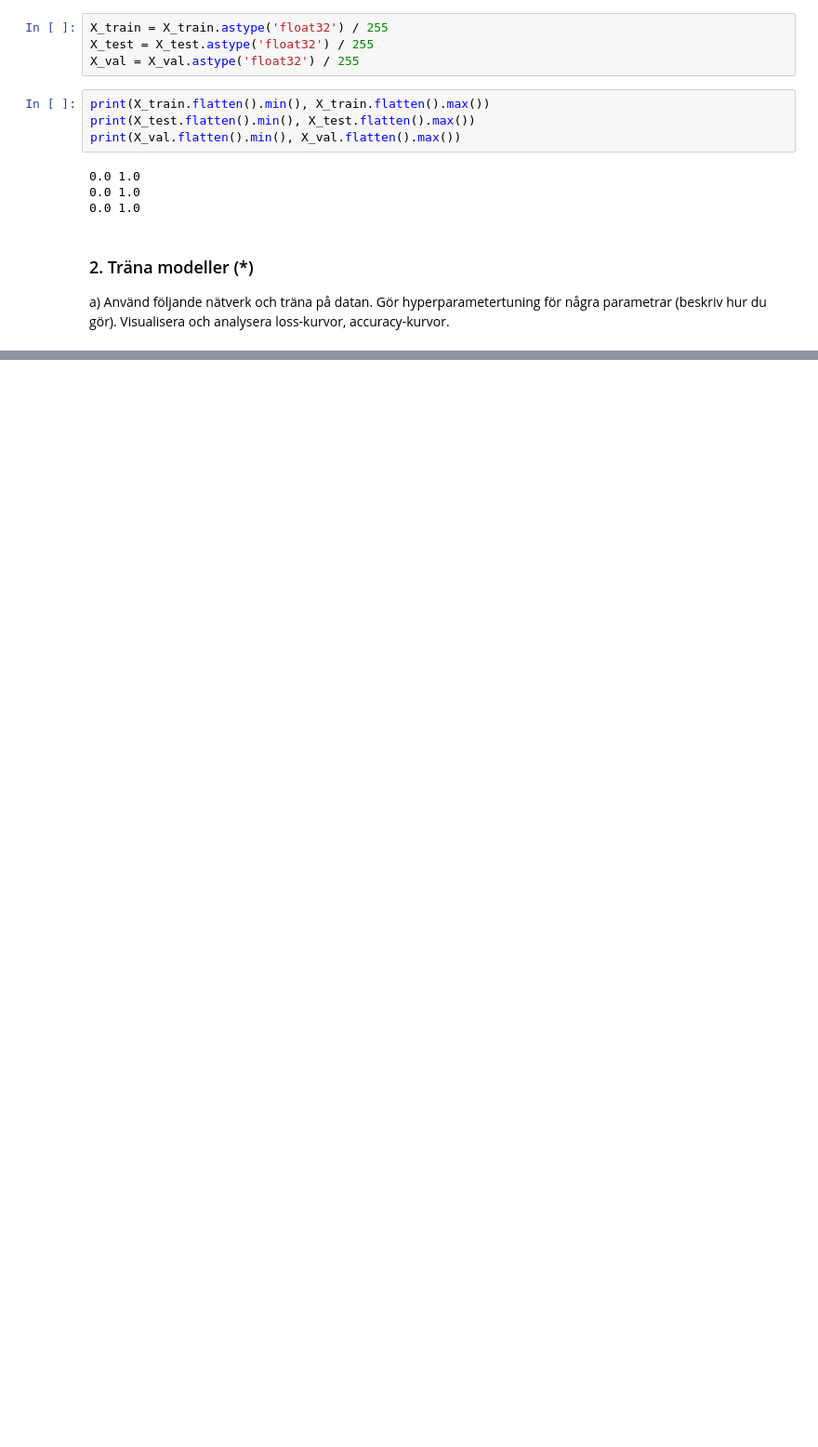
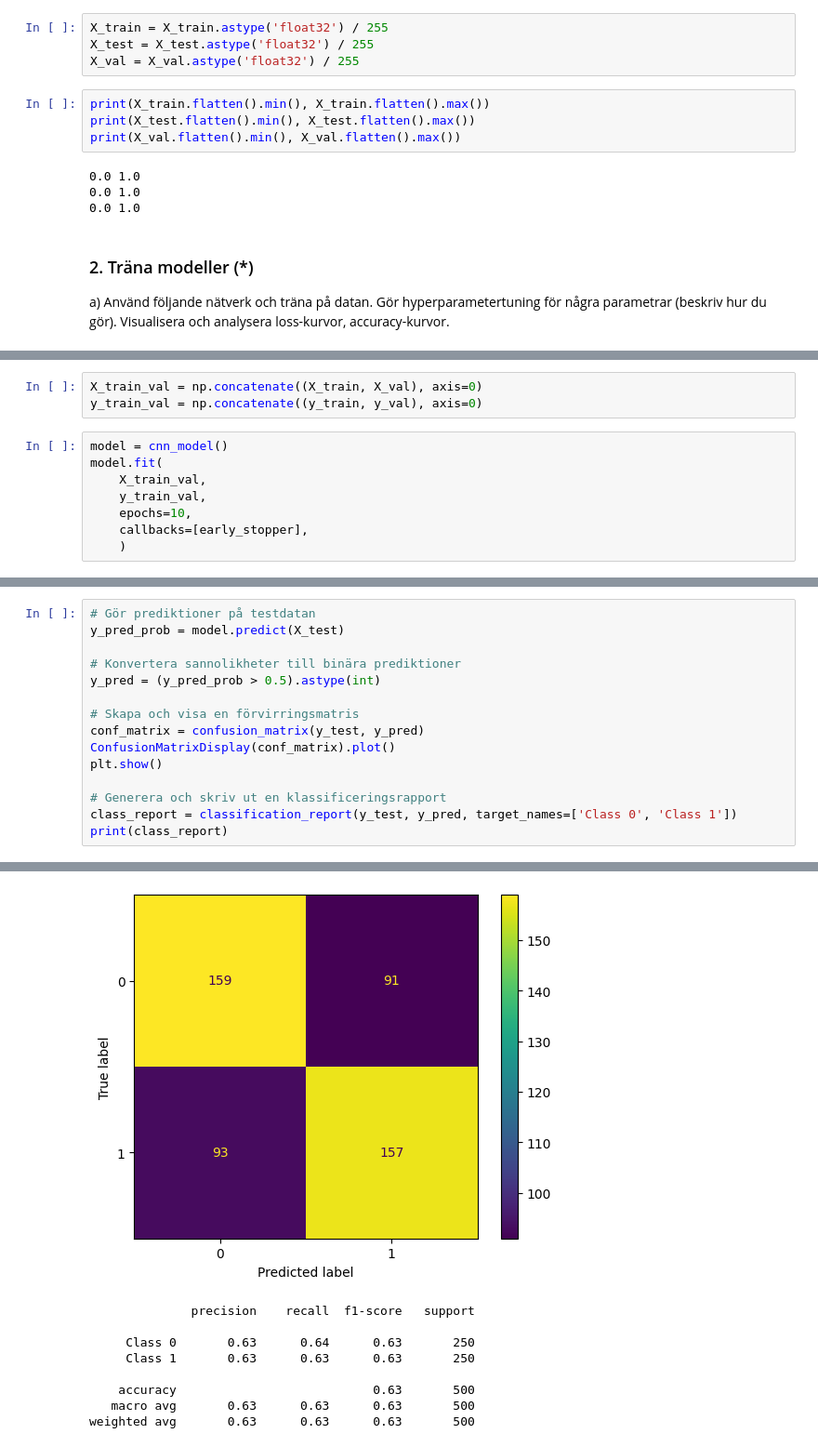
Before and after one commit to HolmstromAnna/AI-Anna-Holmstrom-OPA23, a Jupyter notebook: labs/Lab2/Code_lab2.ipynb, the cells around one changed output, grey strips where cells are left out. Shown at 93% size. Saved outputs shown, nothing was run; the diff lists cells and outputs as text; blank space fills up the shorter version.

```diff
--- a/labs/Lab2/Code_lab2.ipynb
+++ b/labs/Lab2/Code_lab2.ipynb
@@ -424,0 +498,11 @@ Model: "CNN_model"
+# %%
+X_train_val = np.concatenate((X_train, X_val), axis=0)
+y_train_val = np.concatenate((y_train, y_val), axis=0)
+# %%
+model = cnn_model()
+model.fit(
+    X_train_val,
+    y_train_val,
+    epochs=10,
+    callbacks=[early_stopper],
+    )
@@ -424,0 +535,16 @@ Model: "CNN_model"
+# %%
+# Gör prediktioner på testdatan
+y_pred_prob = model.predict(X_test)
+
+# Konvertera sannolikheter till binära prediktioner
+y_pred = (y_pred_prob > 0.5).astype(int)
+
+# Skapa och visa en förvirringsmatris
+conf_matrix = confusion_matrix(y_test, y_pred)
+ConfusionMatrixDisplay(conf_matrix).plot()
+plt.show()
+
+# Generera och skriv ut en klassificeringsrapport
+class_report = classification_report(y_test, y_pred, target_names=['Class 0', 'Class 1'])
+print(class_report)
+# %% [output]
@@ -424,0 +552,9 @@ Model: "CNN_model"
+[figure, added]
+              precision    recall  f1-score   support
+
+     Class 0       0.63      0.64      0.63       250
+     Class 1       0.63      0.63      0.63       250
+
+    accuracy                           0.63       500
+   macro avg       0.63      0.63      0.63       500
+weighted avg       0.63      0.63      0.63       500
```
Also changed, not shown: parts of 26 cells of this notebook.
